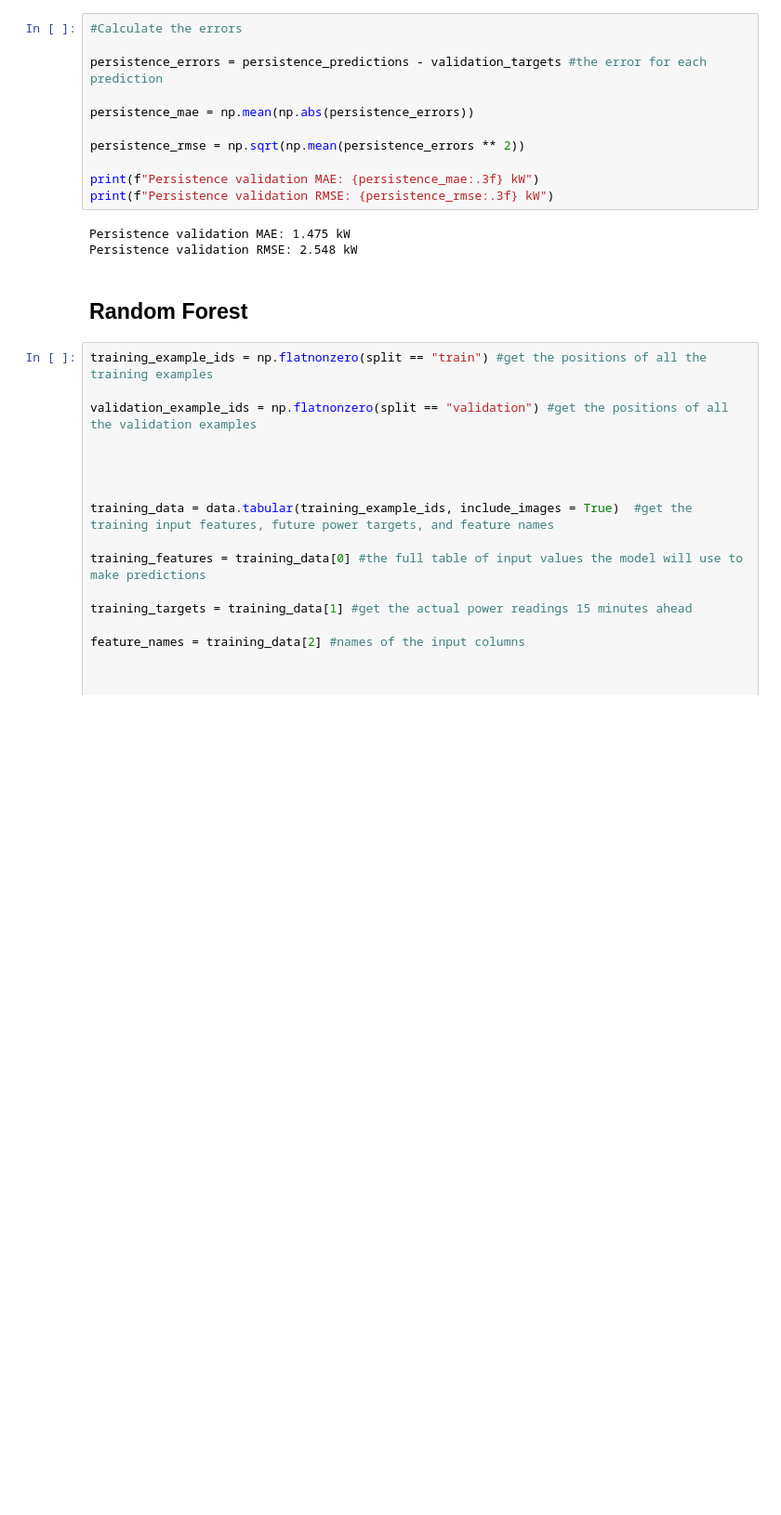
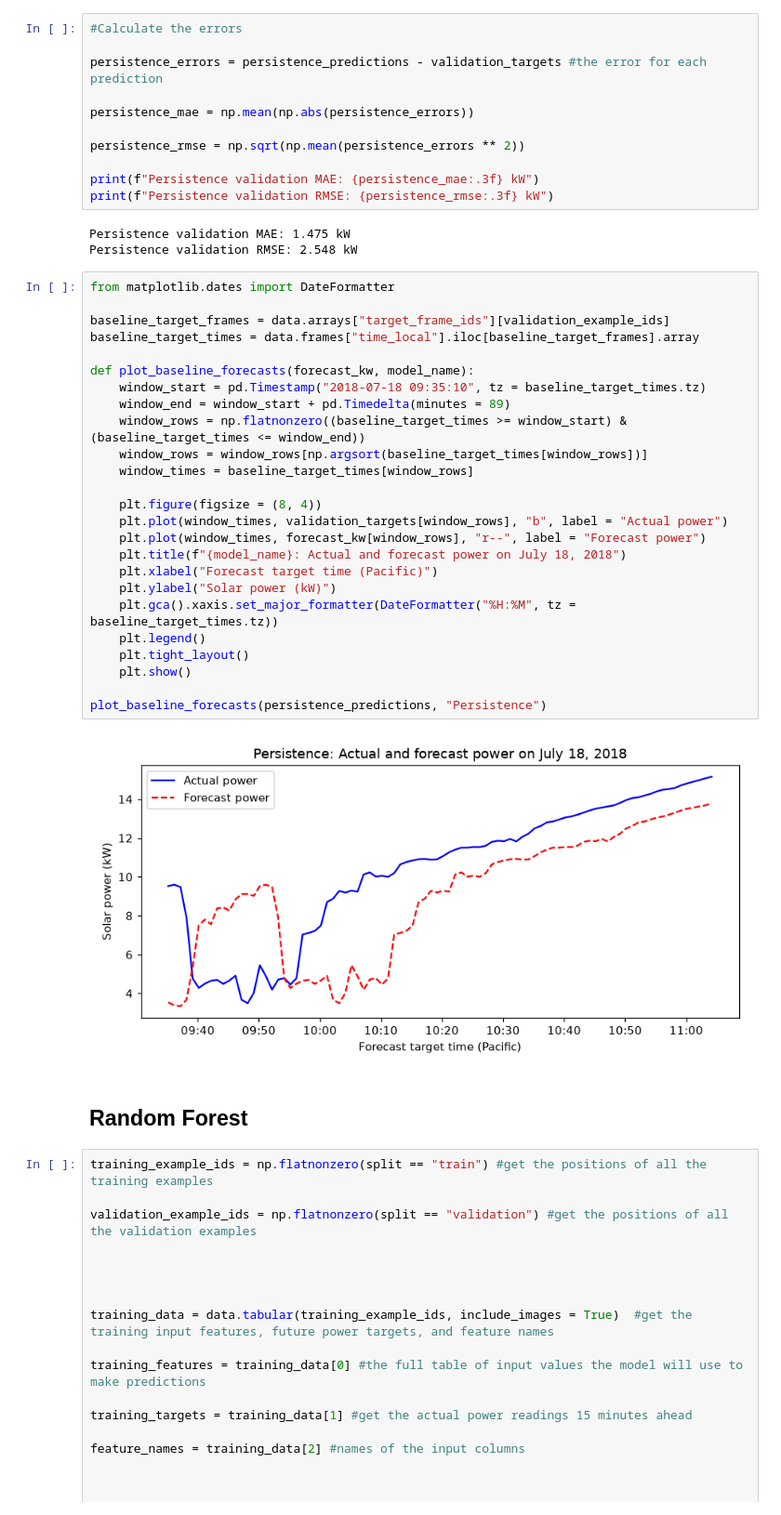
Before and after one commit to jacklpaulson/solar-forecasting, a Jupyter notebook: SolarForecastingProject.ipynb, the cells around one changed output. Shown at 93% size. Drawn from its saved outputs; the diff is of its cells as text; blank space fills up the shorter version.

Commit message:
Add solar forecasting evaluation plots

```diff
--- a/SolarForecastingProject.ipynb
+++ b/SolarForecastingProject.ipynb
@@ -383,6 +383,33 @@ print(f"Persistence validation RMSE: {persistence_rmse:.3f} kW")
 # %% [output]
 Persistence validation MAE: 1.475 kW
 Persistence validation RMSE: 2.548 kW
+# %%
+from matplotlib.dates import DateFormatter
+
+baseline_target_frames = data.arrays["target_frame_ids"][validation_example_ids]
+baseline_target_times = data.frames["time_local"].iloc[baseline_target_frames].array
+
+def plot_baseline_forecasts(forecast_kw, model_name):
+    window_start = pd.Timestamp("2018-07-18 09:35:10", tz = baseline_target_times.tz)
+    window_end = window_start + pd.Timedelta(minutes = 89)
+    window_rows = np.flatnonzero((baseline_target_times >= window_start) & (baseline_target_times <= window_end))
+    window_rows = window_rows[np.argsort(baseline_target_times[window_rows])]
+    window_times = baseline_target_times[window_rows]
+
+    plt.figure(figsize = (8, 4))
+    plt.plot(window_times, validation_targets[window_rows], "b", label = "Actual power")
+    plt.plot(window_times, forecast_kw[window_rows], "r--", label = "Forecast power")
+    plt.title(f"{model_name}: Actual and forecast power on July 18, 2018")
+    plt.xlabel("Forecast target time (Pacific)")
+    plt.ylabel("Solar power (kW)")
+    plt.gca().xaxis.set_major_formatter(DateFormatter("%H:%M", tz = baseline_target_times.tz))
+    plt.legend()
+    plt.tight_layout()
+    plt.show()
+
+plot_baseline_forecasts(persistence_predictions, "Persistence")
+# %% [output]
+[figure, added]
 # %% [markdown]
 ## Random Forest
 # %%
```
Also changed, not shown: parts of 28 cells of this notebook.
